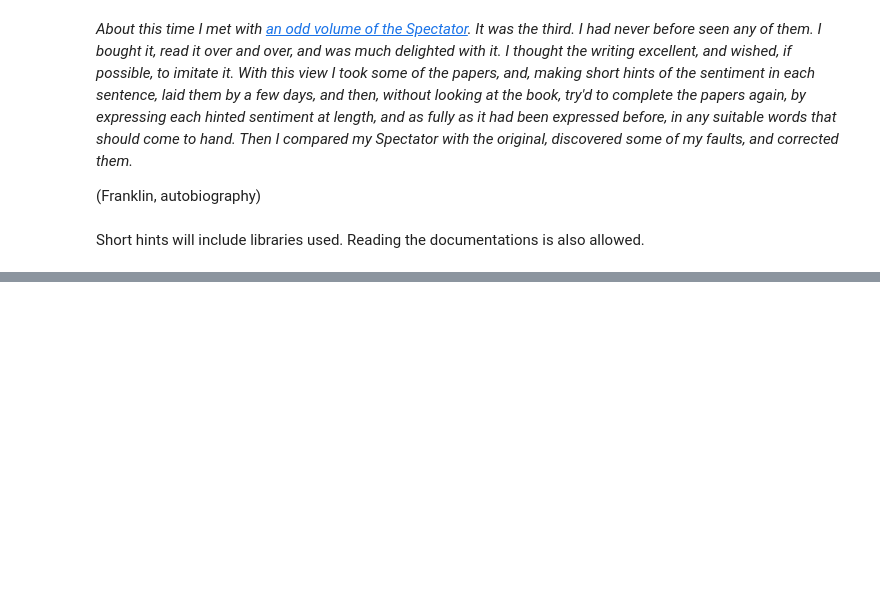
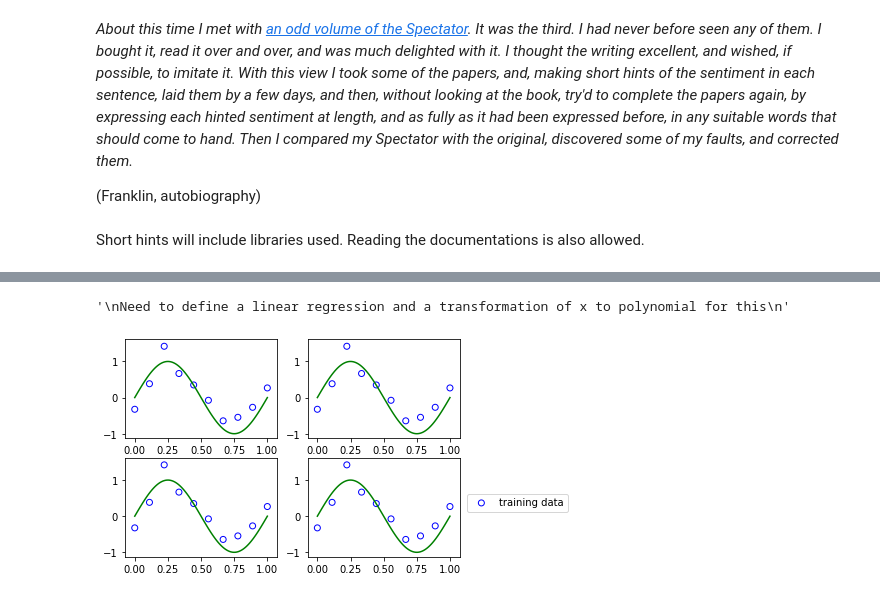
Before and after one commit to TonyKimisintheHouse/Self-Study-ML-Fundamentals-and-DL, a Jupyter notebook: benjamin-franklin/PRML_Chapter_1_Benjamin_Franklin_method.ipynb, the cells around one changed output, grey strips where cells are left out. Cells and saved outputs as stored; diff of their text form; code cells hidden in the pictures; blank space fills up the shorter version.

```diff
--- a/benjamin-franklin/PRML_Chapter_1_Benjamin_Franklin_method.ipynb
+++ b/benjamin-franklin/PRML_Chapter_1_Benjamin_Franklin_method.ipynb
@@ -18,0 +47,39 @@ np.random.seed(123)
+# %%
+"""
+Need to define a linear regression and a transformation of x to polynomial for this
+"""
+
+# Refer to page 138 Linear Basis Function
+
+class LinearRegression(object):
+
+  def fit(x_train, y_train):
+
+
+  def predict(y_test, y_train):
+# %% [output]
+'\nNeed to define a linear regression and a transformation of x to polynomial for this\n'
+# %%
+"""
+Need to define a way to fit linear regressions with different capacity
+"""
+
+for i, capacity in enumerate([0, 1, 3, 9]):
+  plt.subplot(2, 2, i + 1)
+  # y(x,W) = W^Tф(x)
+
+  # Need to first transform x into a polynomial 1 + x + x^2 + ... + x^n for each row
+
+  # Then try to fit the linear regression model w_0 + w_1 * x + w_2 * x^2 + ... + w_n * x^n
+  # model = LinearRegression(capacity)
+  # model.fit(x_train, y_train)
+  # y = model.predict(x_test)
+
+  plt.plot(x_test, y_test, c="g")
+  plt.scatter(x_train, y_train, facecolor="none", edgecolors="b", label="training data")
+  # plt.plot(x_test, y, c="r")
+
+plt.legend(bbox_to_anchor=(1.05, 0.64), loc=2, borderaxespad=0.)
+plt.show()
+# %% [output]
+[figure, added]
```
Also changed, not shown: parts of 5 cells of this notebook.
